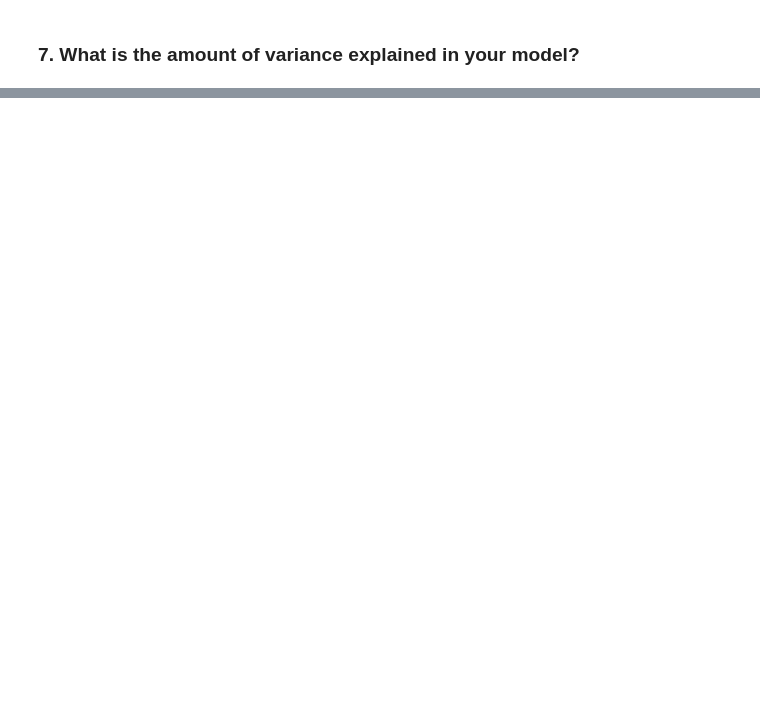
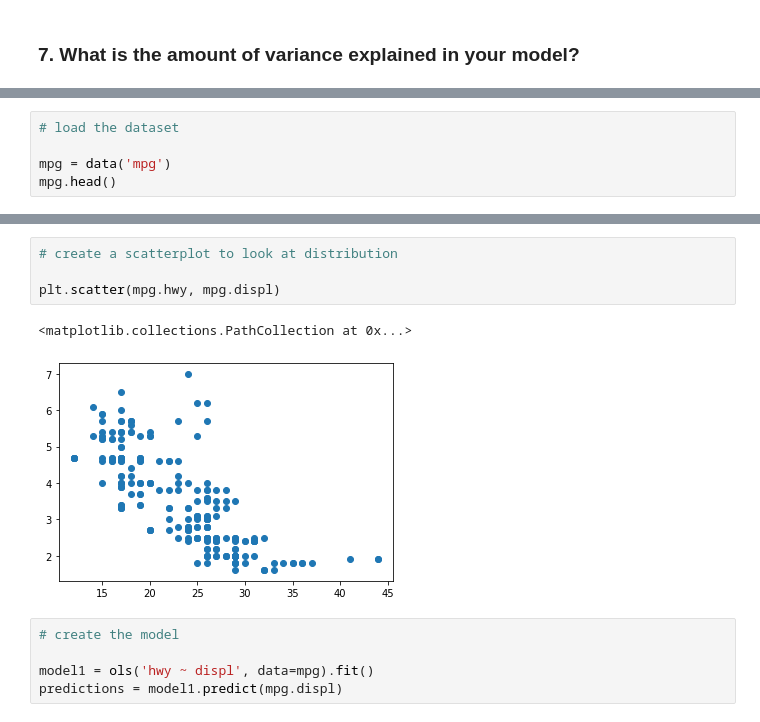
Before and after one commit to QuantumKane/regression-exercises, a Jupyter notebook: evaluate.ipynb, the cells around one changed output, grey strips where cells are left out. Saved outputs shown, nothing was run; the diff lists cells and outputs as text; blank space fills up the shorter version.

```diff
--- a/evaluate.ipynb
+++ b/evaluate.ipynb
@@ -201,0 +225,5 @@ R2
+# %%
+# load the dataset
+
+mpg = data('mpg')
+mpg.head()
@@ -201,0 +237,12 @@ R2
+# %%
+# create a scatterplot to look at distribution
+
+plt.scatter(mpg.hwy, mpg.displ)
+# %% [output]
+<matplotlib.collections.PathCollection at 0x...>
+[figure, added]
+# %%
+# create the model
+
+model1 = ols('hwy ~ displ', data=mpg).fit()
+predictions = model1.predict(mpg.displ)
```
Also changed, not shown: parts of 29 cells of this notebook.
